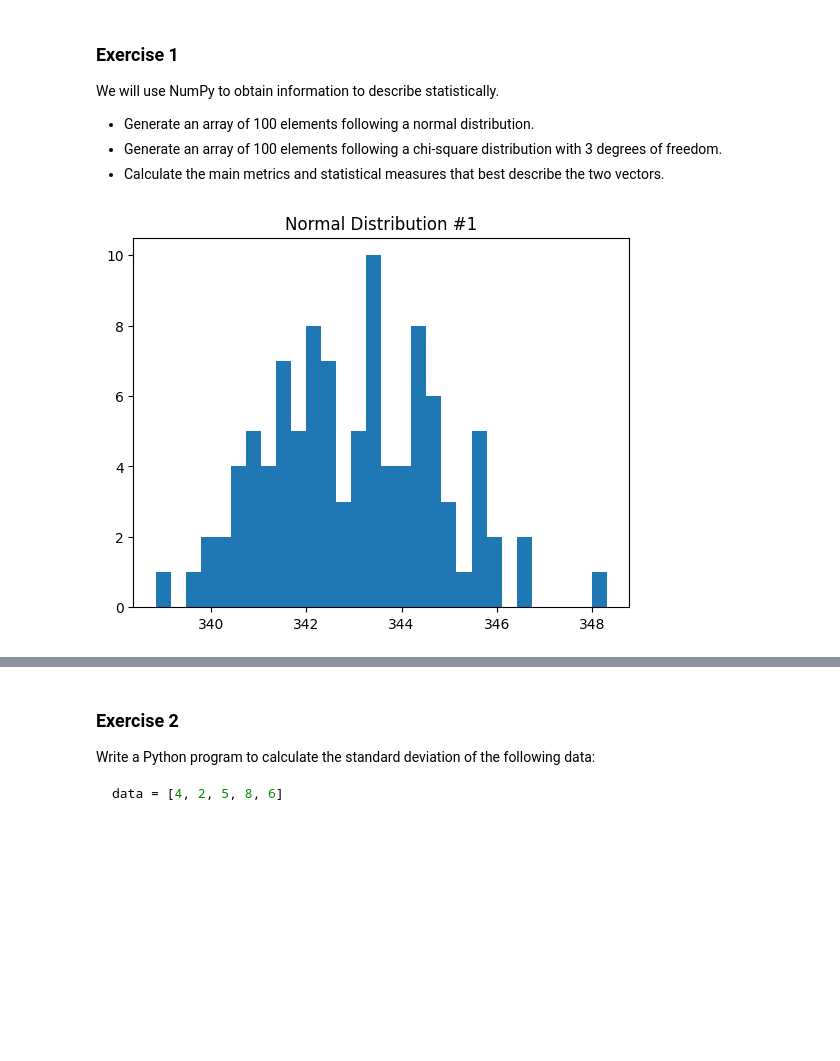
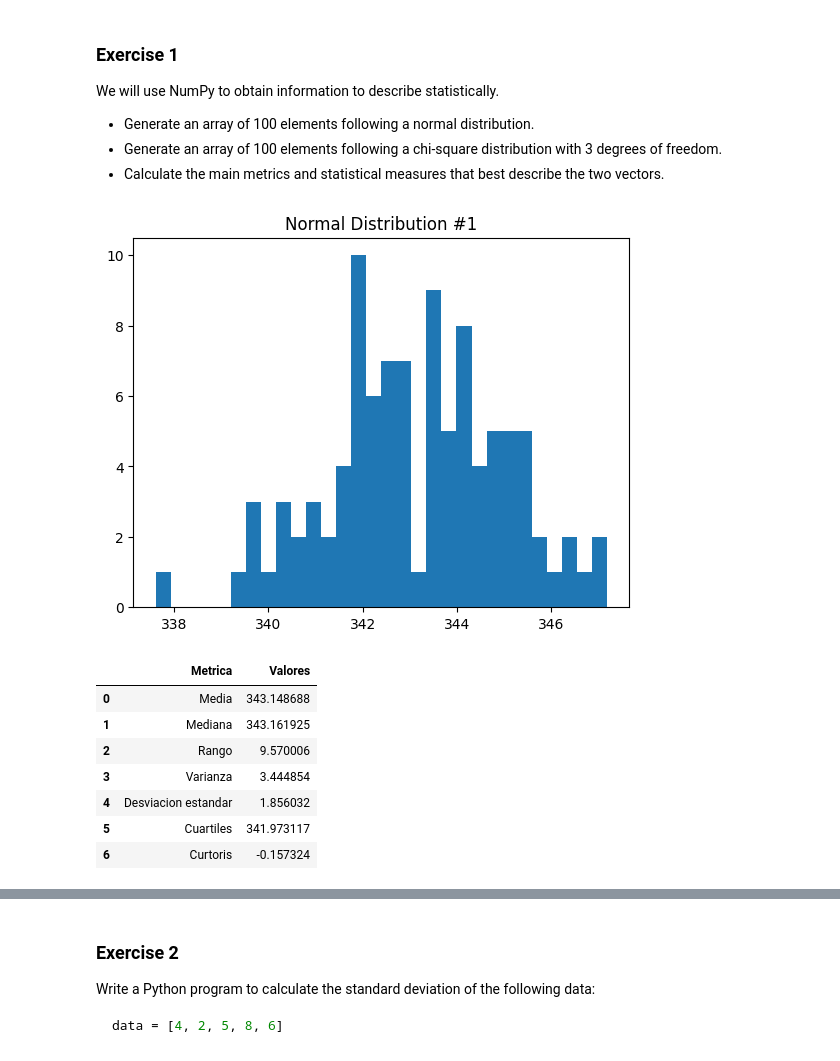
Before and after one commit to felipetryt12/descriptive-statistics-exercises-project-with-python, a Jupyter notebook: notebook/problems.ipynb, the cells around one changed output, grey strips where cells are left out. Cells and saved outputs as stored; diff of their text form; code cells hidden in the pictures; blank space fills up the shorter version.

```diff
--- a/notebook/problems.ipynb
+++ b/notebook/problems.ipynb
@@ -11,16 +11,38 @@ We will use NumPy to obtain information to describe statistically.
 # %%
 # TODO
 import numpy as np
+import scipy.stats
 import matplotlib.pyplot as plt
+import pandas as pd
+
 rng = np.random.default_rng()
 
 first = rng.normal(343, 2, (100))
 y = first
 plt.hist(y, bins=30, histtype='stepfilled')
 plt.title('Normal Distribution #1')
 plt.show()
+#media, mediana, rango, varianza, desv. estándar, cuartiles, curtosis.
+the_mean = np.mean(first)
+the_median = np.median(first)
+the_std = np.std(first)
+the_range = np.ptp(first)
+the_var = np.var(first)
+the_curtosis = scipy.stats.kurtosis(first)
+the_cuartiles = np.quantile(first, .25)
+data = {'Metrica':['Media', 'Mediana', 'Rango','Varianza', 'Desviacion estandar', 'Cuartiles', 'Curtosis'], 'Valores':[the_mean, the_median, the_range, the_var, the_std, the_cuartiles, the_curtosis]}
+metricas_estadisticas = pd.DataFrame(data)
+metricas_estadisticas
 # %% [output]
-[figure, old version]
+[figure, new version]
+|  | Metrica | Valores |
+| 0 | Media | 343.148688 |
+| 1 | Mediana | 343.161925 |
+| 2 | Rango | 9.570006 |
+| 3 | Varianza | 3.444854 |
+| 4 | Desviacion estandar | 1.856032 |
+| 5 | Cuartiles | 341.973117 |
+| 6 | Curtoris | -0.157324 |
 # %%
 from scipy.stats import chi2
 import random
```
Also changed, not shown: parts of 1 cell of this notebook.
